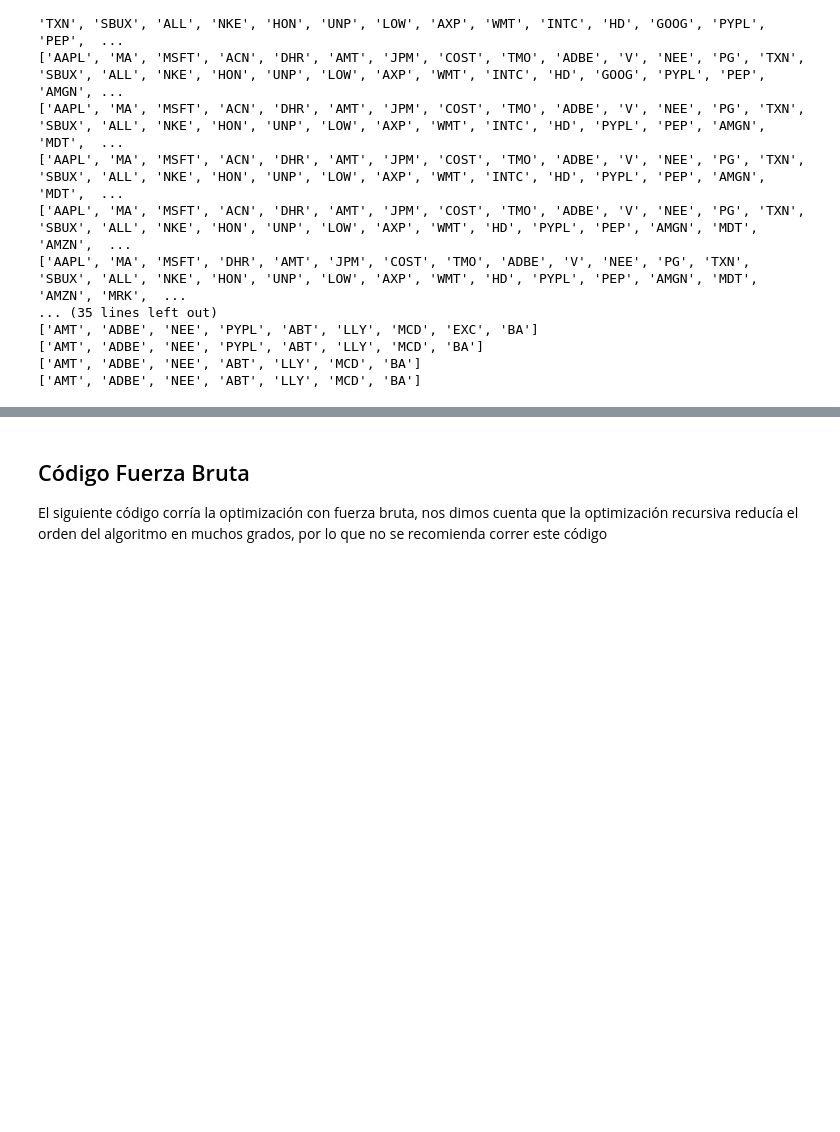
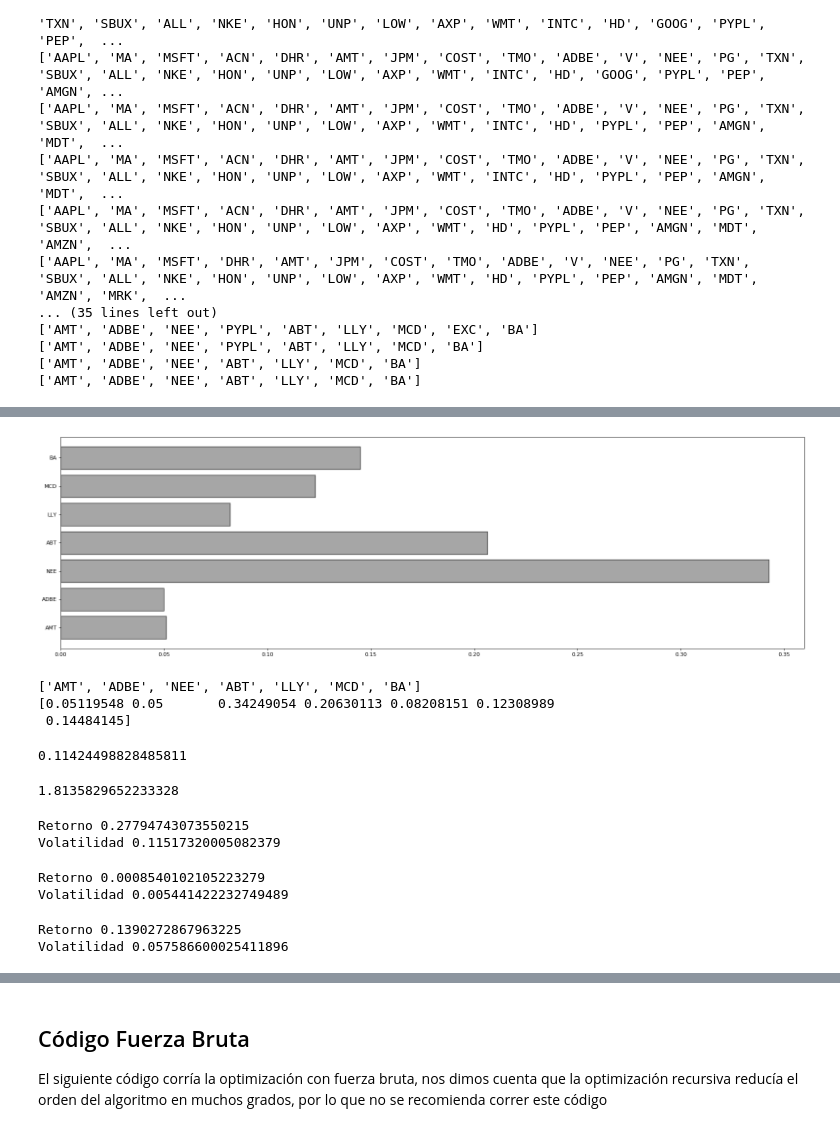
Before and after one commit to patriciomalleag/Proyectos_Analisis_Varios, a Jupyter notebook: Optimización de Portafolio - Ratio de Sharpe/datAsset_calculation.ipynb, the cells around one changed output, grey strips where cells are left out. Drawn from its saved outputs; the diff is of its cells as text; code cells hidden in the pictures; blank space fills up the shorter version.

```diff
--- a/Optimización de Portafolio - Ratio de Sharpe/datAsset_calculation.ipynb
+++ b/Optimización de Portafolio - Ratio de Sharpe/datAsset_calculation.ipynb
@@ -320,0 +474,72 @@ El ratio de Sharpe es:
+# %%
+X = max_sharpe[1]
+Y = max_sharpe[0]
+
+
+plt.figure(figsize=(20,6), dpi= 80)
+color_map = ['gray' for _ in range(7)]
+plt.barh(Y, X , alpha=0.7, color=color_map, edgecolor='black', linewidth=1.2)
+
+
+plt.subplots_adjust(left=0.5, right=0.8)
+plt.tight_layout()
+plt.show()
+# %% [output]
+[figure, added]
+# %%
+print(max_sharpe[0])
+print(max_sharpe[1])
+# %% [output]
+['AMT', 'ADBE', 'NEE', 'ABT', 'LLY', 'MCD', 'BA']
+[0.05119548 0.05       0.34249054 0.20630113 0.08208151 0.12308989
+ 0.14484145]
+# %%
+(0.0009277386949176687-0.027/252)/0.007182773179762952
+# %% [output]
+0.11424498828485811
+# %%
+(0.2337901511192525-0.027)/0.11402298934462446
+# %% [output]
+1.8135829652233328
+# %%
+# Jadue
+
+cov = log_ret_f2y[max_sharpe[0]].cov()
+ret = ret_mean_f2y[max_sharpe[0]].values
+r_year = portfolio_return(max_sharpe[1], ret)
+vol_year = portfolio_vol(max_sharpe[1], cov)
+r_daily = daily_portfolio_return(max_sharpe[1], ret)
+vol_daily = daily_portfolio_vol(max_sharpe[1], cov)
+print('Retorno ' + str(r_year))
+print('Volatilidad ' + str(vol_year))
+# %% [output]
+Retorno 0.27794743073550215
+Volatilidad 0.11517320005082379
+# %%
+# Lavín
+
+aux_cov = log_ret_f2y[max_sharpe[0]].cov()
+aux_ret = ret_mean_f2y[max_sharpe[0]].values
+r_year = portfolio_return(max_sharpe[1], ret)
+vol_year = portfolio_vol(max_sharpe[1], cov)
+r_daily = daily_portfolio_return(max_sharpe[1], ret)
+vol_daily = daily_portfolio_vol(max_sharpe[1], cov)
+print('Retorno ' + str(r_daily*0.75+(0.027/252)*0.25))
+print('Volatilidad ' + str(0.75*vol_daily))
+# %% [output]
+Retorno 0.0008540102105223279
+Volatilidad 0.005441422232749489
+# %%
+# Matthei
+
+cov = log_ret_f2y[max_sharpe[0]].cov()
+ret = ret_mean_f2y[max_sharpe[0]].values
+r_year = portfolio_return(max_sharpe[1], ret)
+vol_year = portfolio_vol(max_sharpe[1], cov)
+r_daily = daily_portfolio_return(max_sharpe[1], ret)
+vol_daily = daily_portfolio_vol(max_sharpe[1], cov)
+print('Retorno ' + str(r_year*0.5+(0.027/252)*0.5))
+print('Volatilidad ' + str(0.5*vol_year))
+# %% [output]
+Retorno 0.1390272867963225
+Volatilidad 0.057586600025411896
```
Also changed, not shown: parts of 15 cells of this notebook, 18 other files.
